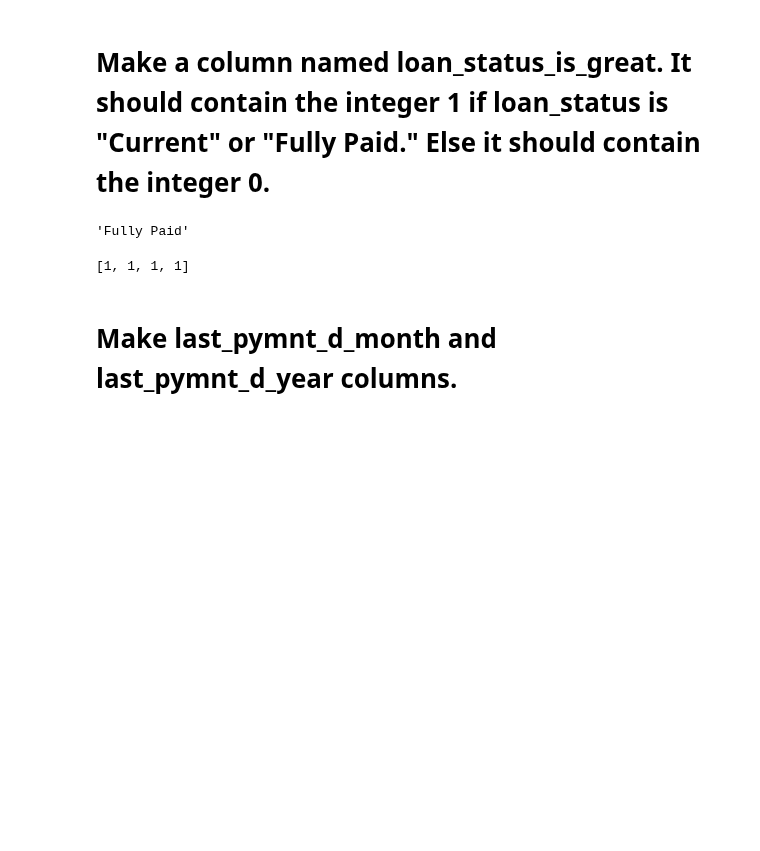
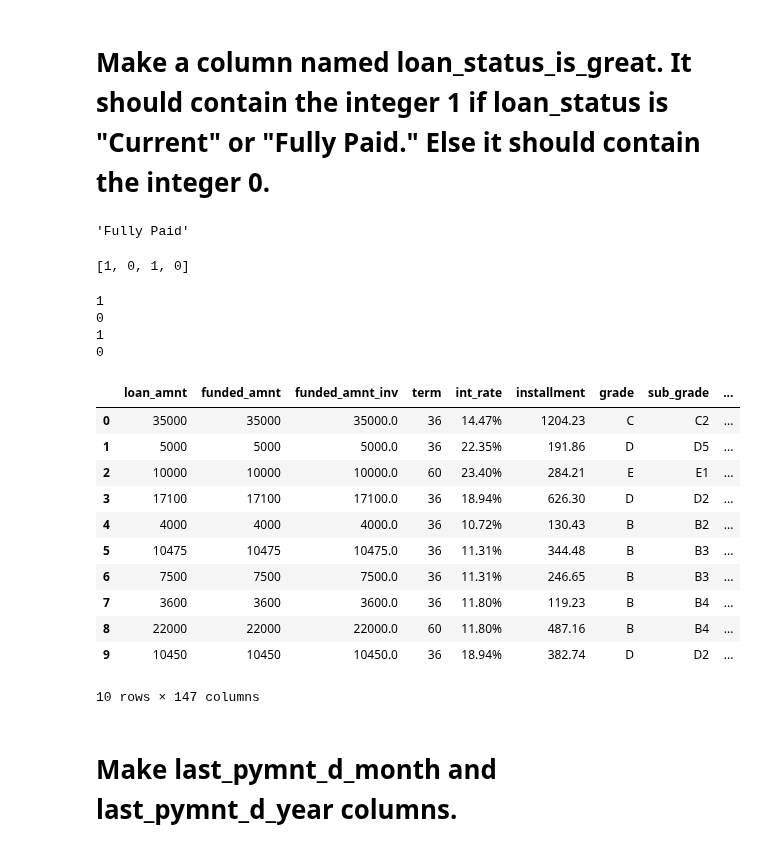
Before and after one commit to bloominstituteoftechnology/DS-Unit-1-Sprint-1-Data-Wrangling-and-Storytelling, a Jupyter notebook: module2-make-features/LS_DS_112_Make_Features_Assignment.ipynb, the cells around one changed output. Drawn from its saved outputs; the diff is of its cells as text; code cells hidden in the pictures; blank space fills up the shorter version.

```diff
--- a/module2-make-features/LS_DS_112_Make_Features_Assignment.ipynb
+++ b/module2-make-features/LS_DS_112_Make_Features_Assignment.ipynb
@@ -795,7 +795,7 @@ df['loan_status'][0]
 # Make a function so that if loan status is 'Current' or 'Fully Paid', it should contain the integer 1
 
 def loan_status_to_int(cell_contents):
-  if cell_contents == 'Current' or 'Fully Paid':
+  if cell_contents == 'Current' or cell_contents == 'Fully Paid':
     return 1
   else:
     return 0
@@ -808,7 +808,35 @@ for value in examples_2:
 
 loan_status_as_int
 # %% [output]
-[1, 1, 1, 1]
+[1, 0, 1, 0]
+# %%
+for example in examples_2:
+  print(loan_status_to_int(example))
+# %% [output]
+1
+0
+1
+0
+# %%
+# Use .apply() to create a new 'loan_status_is_great' using the function on the
+# entire 'loan_status' column
+
+df['loan_status_is_great'] = df['loan_status'].apply(loan_status_to_int)
+
+df.head(10)
+# %% [output]
+|  | loan_amnt | funded_amnt | funded_amnt_inv | term | int_rate | installment | grade | sub_grade | ... |
+| 0 | 35000 | 35000 | 35000.0 | 36 | 14.47% | 1204.23 | C | C2 | ... |
+| 1 | 5000 | 5000 | 5000.0 | 36 | 22.35% | 191.86 | D | D5 | ... |
+| 2 | 10000 | 10000 | 10000.0 | 60 | 23.40% | 284.21 | E | E1 | ... |
+| 3 | 17100 | 17100 | 17100.0 | 36 | 18.94% | 626.30 | D | D2 | ... |
+| 4 | 4000 | 4000 | 4000.0 | 36 | 10.72% | 130.43 | B | B2 | ... |
+| 5 | 10475 | 10475 | 10475.0 | 36 | 11.31% | 344.48 | B | B3 | ... |
+| 6 | 7500 | 7500 | 7500.0 | 36 | 11.31% | 246.65 | B | B3 | ... |
+| 7 | 3600 | 3600 | 3600.0 | 36 | 11.80% | 119.23 | B | B4 | ... |
+| 8 | 22000 | 22000 | 22000.0 | 60 | 11.80% | 487.16 | B | B4 | ... |
+| 9 | 10450 | 10450 | 10450.0 | 36 | 18.94% | 382.74 | D | D2 | ... |
+10 rows × 147 columns
 # %% [markdown]
 # Make last_pymnt_d_month and last_pymnt_d_year columns.
 # %%
```
